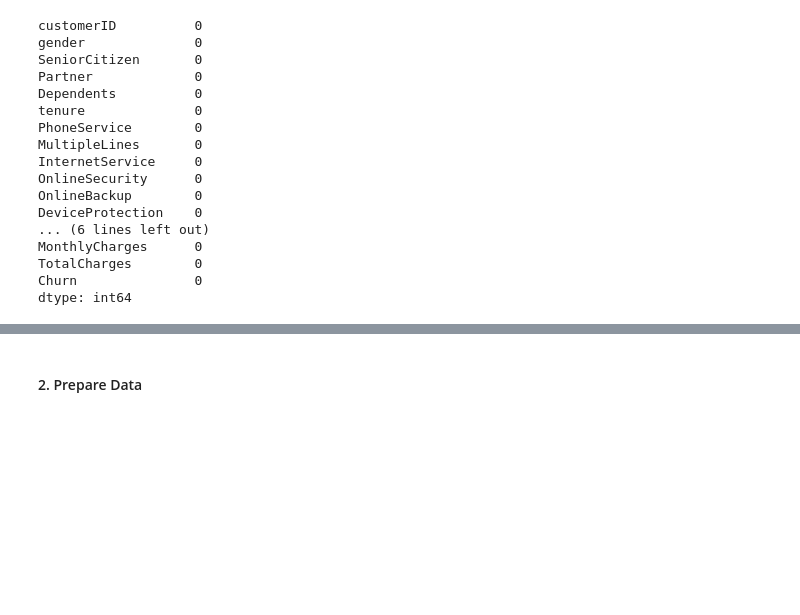
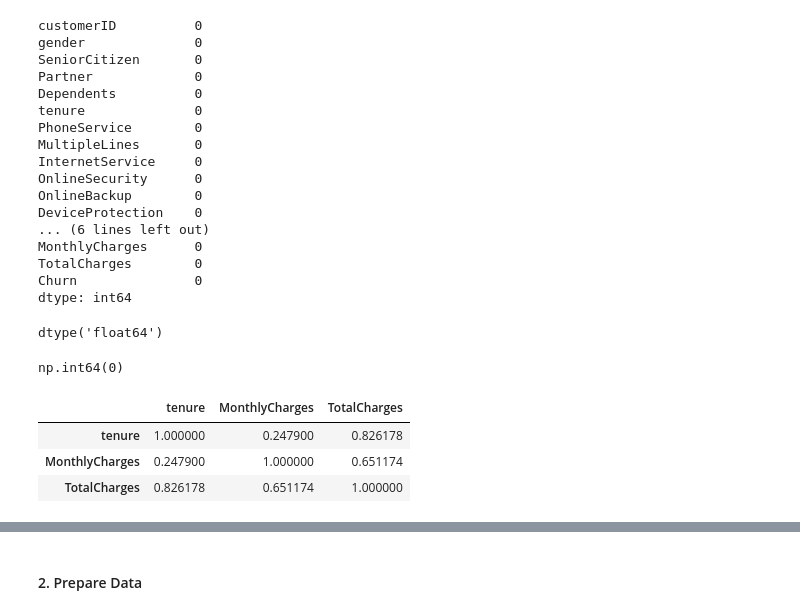
Before and after one commit to ky211-sketch/AIBuilders_Data_Analysis, a Jupyter notebook: hands-on-project/tecno_Customer_churn_regression.ipynb, the cells around one changed output, grey strips where cells are left out. Cells and saved outputs as stored; diff of their text form; code cells hidden in the pictures; blank space fills up the shorter version.

```diff
--- a/hands-on-project/tecno_Customer_churn_regression.ipynb
+++ b/hands-on-project/tecno_Customer_churn_regression.ipynb
@@ -70,3 +90,27 @@ MonthlyCharges      0
 TotalCharges        0
 Churn               0
 dtype: int64
+# %%
+#convert  TotalCharges values into numeric
+tecno_custmr["TotalCharges"] = pd.to_numeric(
+    tecno_custmr["TotalCharges"],
+    errors="coerce"
+)
+tecno_custmr["TotalCharges"].dtype
+# %% [output]
+dtype('float64')
+# %%
+#totalcharges = tenure * monthlycharges
+tecno_custmr['TotalCharges'] = tecno_custmr['TotalCharges'].fillna(tecno_custmr['tenure']* tecno_custmr['MonthlyCharges'])
+tecno_custmr['TotalCharges'].isna().sum()
+# %% [output]
+np.int64(0)
+# %%
+tecno_custmr[
+    ['tenure', 'MonthlyCharges', 'TotalCharges']
+].corr()
+# %% [output]
+|  | tenure | MonthlyCharges | TotalCharges |
+| tenure | 1.000000 | 0.247900 | 0.826178 |
+| MonthlyCharges | 0.247900 | 1.000000 | 0.651174 |
+| TotalCharges | 0.826178 | 0.651174 | 1.000000 |
```
Also changed, not shown: parts of 43 cells of this notebook, 1 other file.
